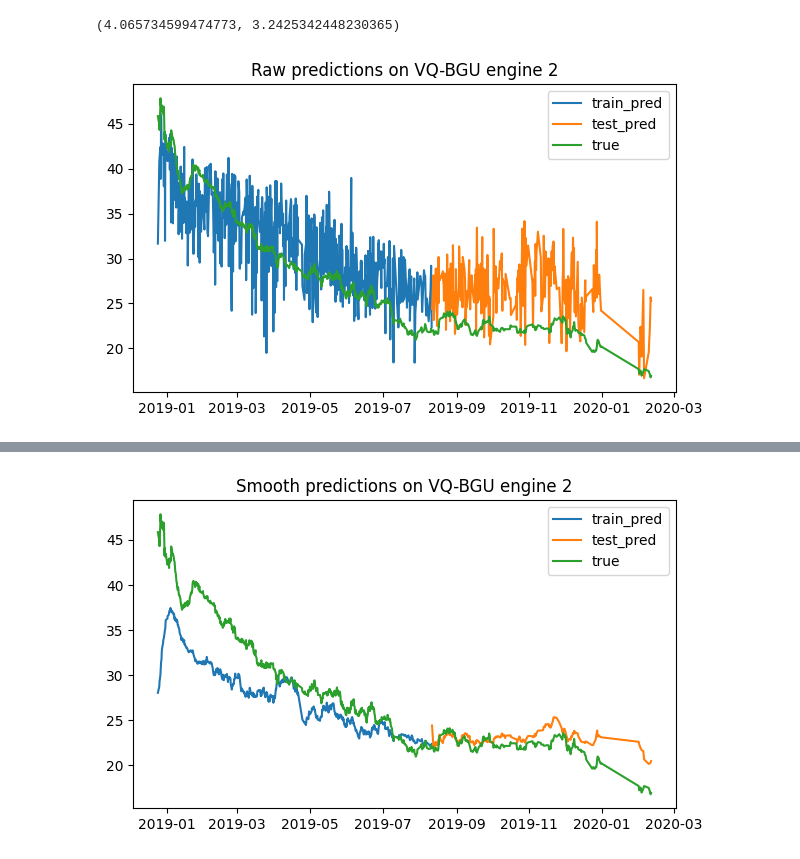
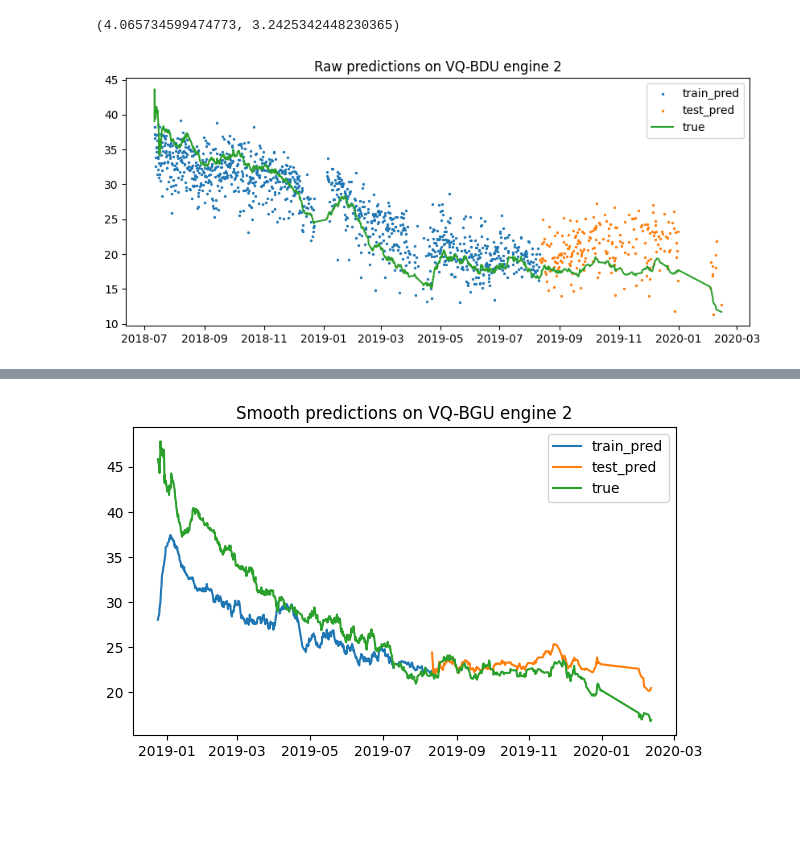
Before and after one commit to skeptlk/ecm, a Jupyter notebook: 27_dec_selected_gas_params.ipynb, the cells around one changed output, grey strips where cells are left out. Drawn from its saved outputs; the diff is of its cells as text; code cells hidden in the pictures; blank space fills up the shorter version.

```diff
--- a/27_dec_selected_gas_params.ipynb
+++ b/27_dec_selected_gas_params.ipynb
@@ -113,15 +104,15 @@ data['exp_test_pred'] = ([None] * train_i) + exp_mean(predicted_test)
 # %%
 import matplotlib.pyplot as plt
 
-sub = data[(data['acnum'] == 'VQ-BGU') & (data['pos'] == 2)]
+sub = data[(data['acnum'] == 'VQ-BDU') & (data['pos'] == 2)]
 
-plt.figure(figsize=(7, 4))
-plt.plot(sub['reportts'], sub['train_pred'], '-')
-plt.plot(sub['reportts'], sub['test_pred'], '-')
-plt.plot(sub['reportts'], sub['egtm'], '-')
+plt.figure(figsize=(10, 4))
+plt.scatter(sub['reportts'], sub['train_pred'], s=2)
+plt.scatter(sub['reportts'], sub['test_pred'], s=2)
+plt.plot(sub['reportts'], sub['egtm'], '-', color='#2ca02c')
 
 plt.legend(['train_pred', 'test_pred', 'true'])
-plt.title("Raw predictions on VQ-BGU engine 2")
+plt.title("Raw predictions on VQ-BDU engine 2")
 plt.show()
 # %% [output]
-[figure, old version]
+[figure, new version]
```
Also changed, not shown: parts of 6 cells of this notebook, 1 other file.
